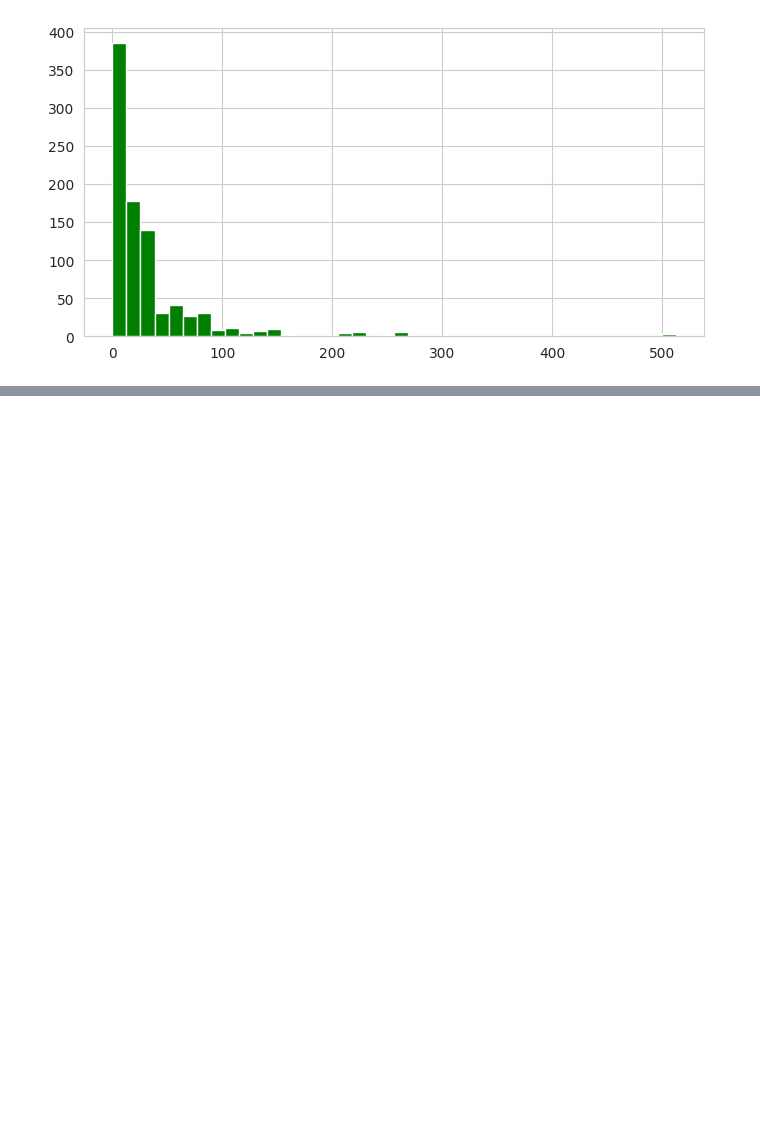
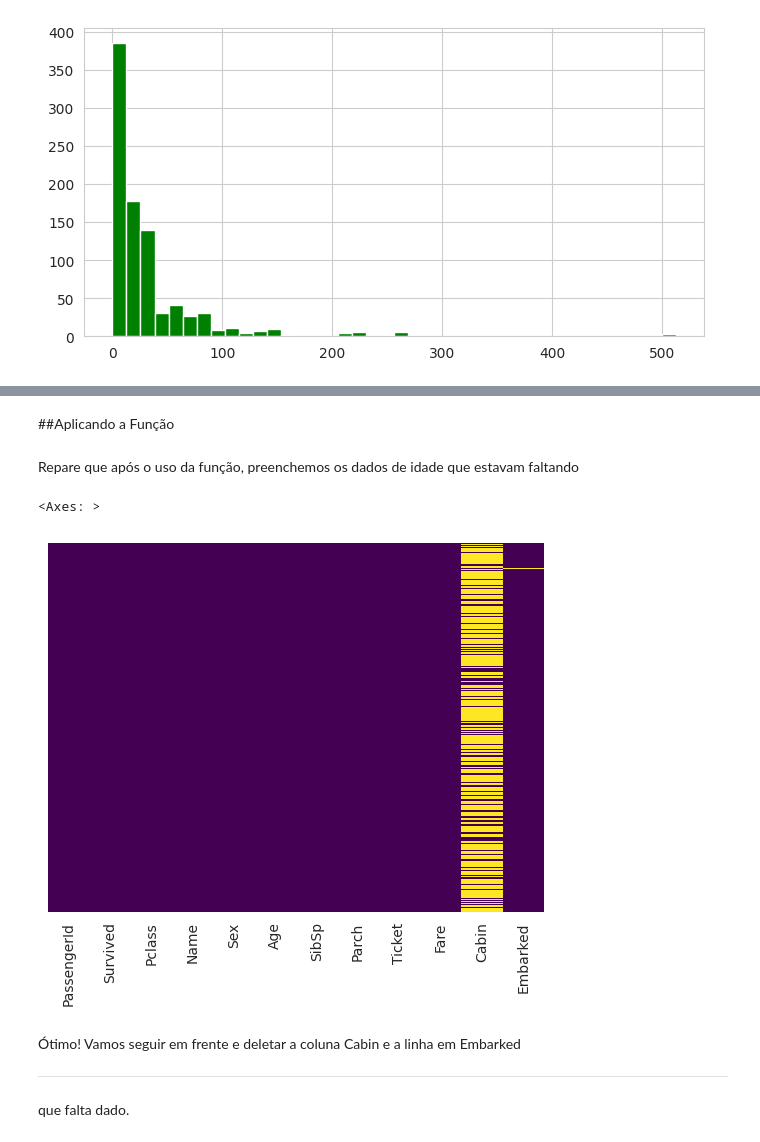
Before and after one commit to rachelresende/titanic, a Jupyter notebook: Desafio_Titanic.ipynb, the cells around one changed output, grey strips where cells are left out. Saved outputs shown, nothing was run; the diff lists cells and outputs as text; code cells hidden in the pictures; blank space fills up the shorter version.

```diff
--- a/Desafio_Titanic.ipynb
+++ b/Desafio_Titanic.ipynb
@@ -108,0 +122,35 @@ train['Fare'].hist(color='green',bins=40,figsize=(8,4))
+# %%
+def impute_age(cols): ##função referente ao preenchimento das idades
+    Age = cols[0]
+    Pclass = cols[1]
+
+    if pd.isnull(Age):
+
+        if Pclass == 1:
+            return 37
+
+        elif Pclass == 2:
+            return 29
+
+        else:
+            return 24
+
+    else:
+        return Age
+# %% [markdown]
+##Aplicando a Função
+# %% [markdown]
+Repare que após o uso da função, preenchemos os dados de idade que estavam faltando
+# %%
+train['Age'] = train[['Age','Pclass']].apply(impute_age,axis=1)
+# %%
+sns.heatmap(train.isnull(),yticklabels=False,cbar=False,cmap='viridis')
+# %% [output]
+<Axes: >
+[figure, added]
+# %% [markdown]
+Ótimo! Vamos seguir em frente e deletar a coluna Cabin e a linha em Embarked
+
+---
+
+que falta dado.
```
Also changed, not shown: parts of 14 cells of this notebook.
